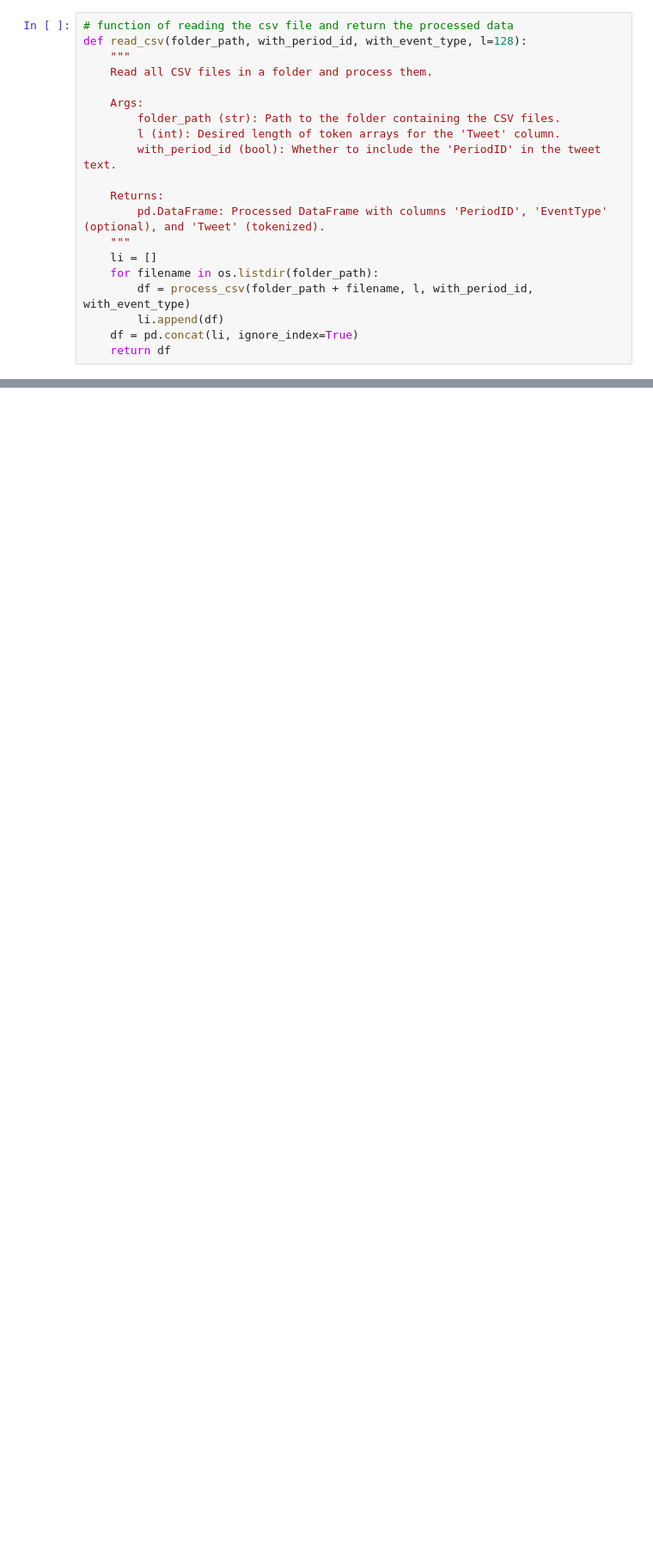
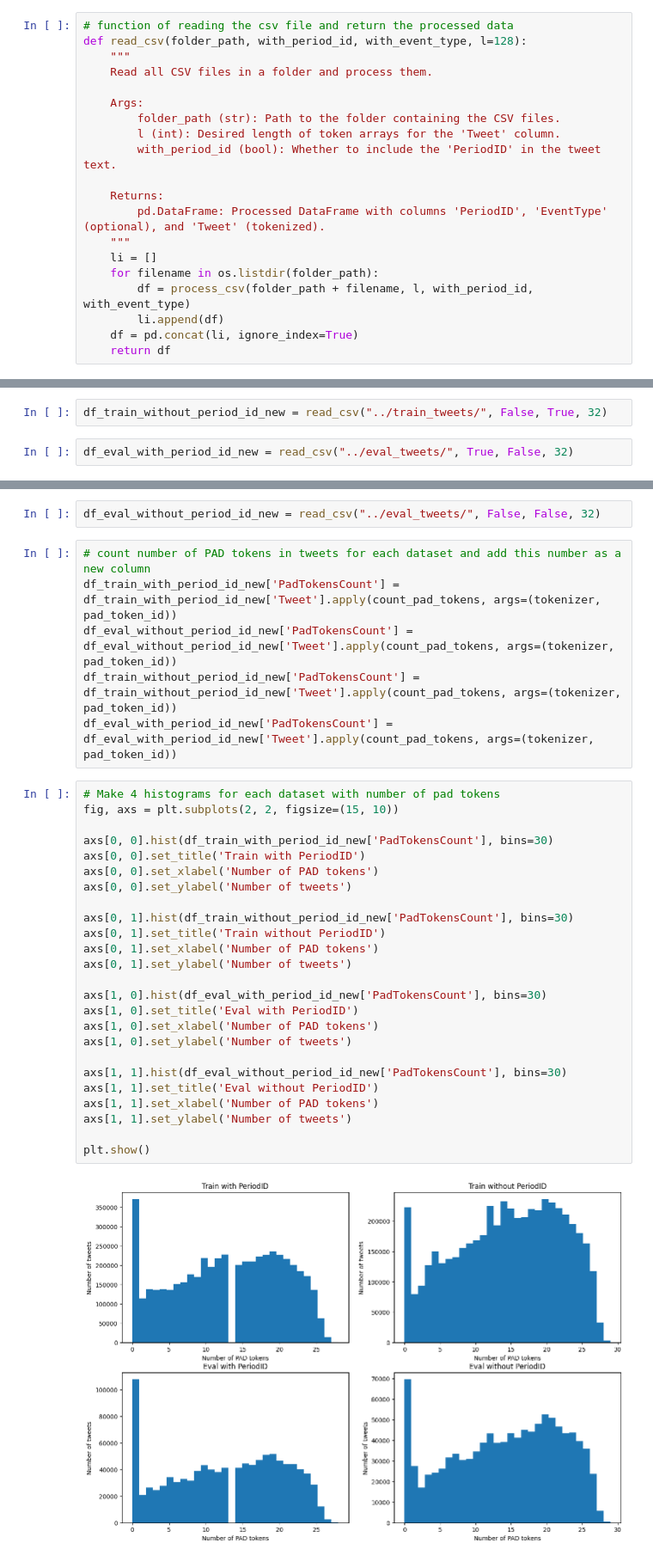
Before and after one commit to isaigordeev/sedt, a Jupyter notebook: DataPreprocessing/PreprocessData.ipynb, the cells around one changed output, grey strips where cells are left out. Shown: that part at 86% size. Drawn from its saved outputs; the diff is of its cells as text; blank space fills up the shorter version.

```diff
--- a/DataPreprocessing/PreprocessData.ipynb
+++ b/DataPreprocessing/PreprocessData.ipynb
@@ -141,0 +264,4 @@ df_eval_without_period_id = read_csv("../eval_tweets/", False, False)
+# %%
+df_train_without_period_id_new = read_csv("../train_tweets/", False, True, 32)
+# %%
+df_eval_with_period_id_new = read_csv("../eval_tweets/", True, False, 32)
@@ -141,0 +284,35 @@ df_eval_without_period_id = read_csv("../eval_tweets/", False, False)
+# %%
+df_eval_without_period_id_new = read_csv("../eval_tweets/", False, False, 32)
+# %%
+# count number of PAD tokens in tweets for each dataset and add this number as a new column
+df_train_with_period_id_new['PadTokensCount'] = df_train_with_period_id_new['Tweet'].apply(count_pad_tokens, args=(tokenizer, pad_token_id))
+df_eval_without_period_id_new['PadTokensCount'] = df_eval_without_period_id_new['Tweet'].apply(count_pad_tokens, args=(tokenizer, pad_token_id))
+df_train_without_period_id_new['PadTokensCount'] = df_train_without_period_id_new['Tweet'].apply(count_pad_tokens, args=(tokenizer, pad_token_id))
+df_eval_with_period_id_new['PadTokensCount'] = df_eval_with_period_id_new['Tweet'].apply(count_pad_tokens, args=(tokenizer, pad_token_id))
+# %%
+# Make 4 histograms for each dataset with number of pad tokens
+fig, axs = plt.subplots(2, 2, figsize=(15, 10))
+
+axs[0, 0].hist(df_train_with_period_id_new['PadTokensCount'], bins=30)
+axs[0, 0].set_title('Train with PeriodID')
+axs[0, 0].set_xlabel('Number of PAD tokens')
+axs[0, 0].set_ylabel('Number of tweets')
+
+axs[0, 1].hist(df_train_without_period_id_new['PadTokensCount'], bins=30)
+axs[0, 1].set_title('Train without PeriodID')
+axs[0, 1].set_xlabel('Number of PAD tokens')
+axs[0, 1].set_ylabel('Number of tweets')
+
+axs[1, 0].hist(df_eval_with_period_id_new['PadTokensCount'], bins=30)
+axs[1, 0].set_title('Eval with PeriodID')
+axs[1, 0].set_xlabel('Number of PAD tokens')
+axs[1, 0].set_ylabel('Number of tweets')
+
+axs[1, 1].hist(df_eval_without_period_id_new['PadTokensCount'], bins=30)
+axs[1, 1].set_title('Eval without PeriodID')
+axs[1, 1].set_xlabel('Number of PAD tokens')
+axs[1, 1].set_ylabel('Number of tweets')
+
+plt.show()
+# %% [output]
+[figure, added]
```
Also changed, not shown: parts of 19 cells of this notebook, 2 other files.
